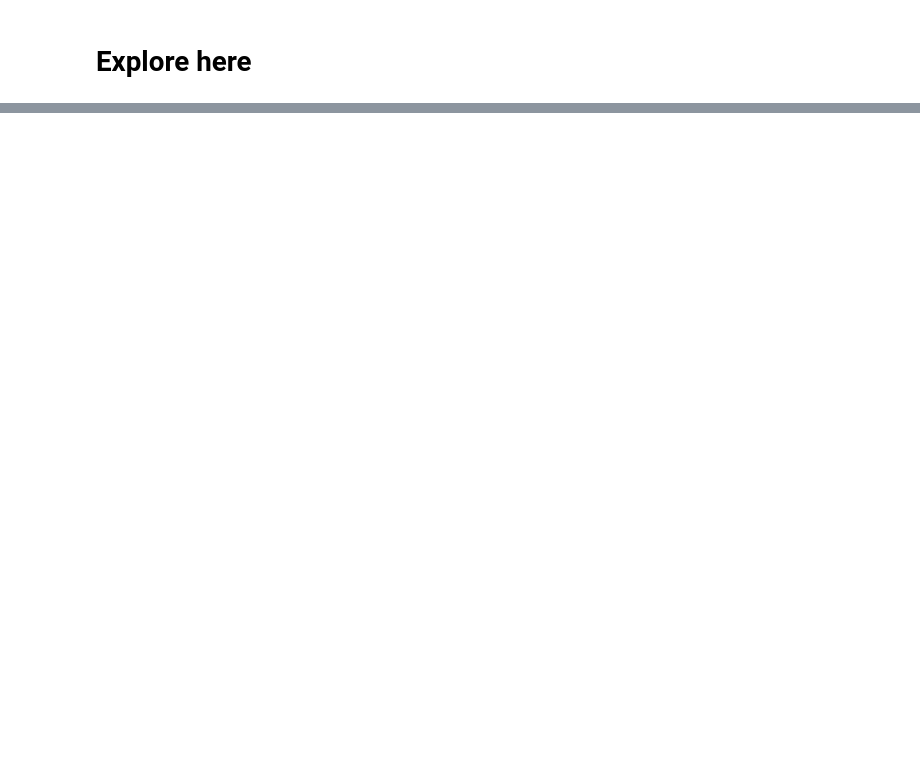
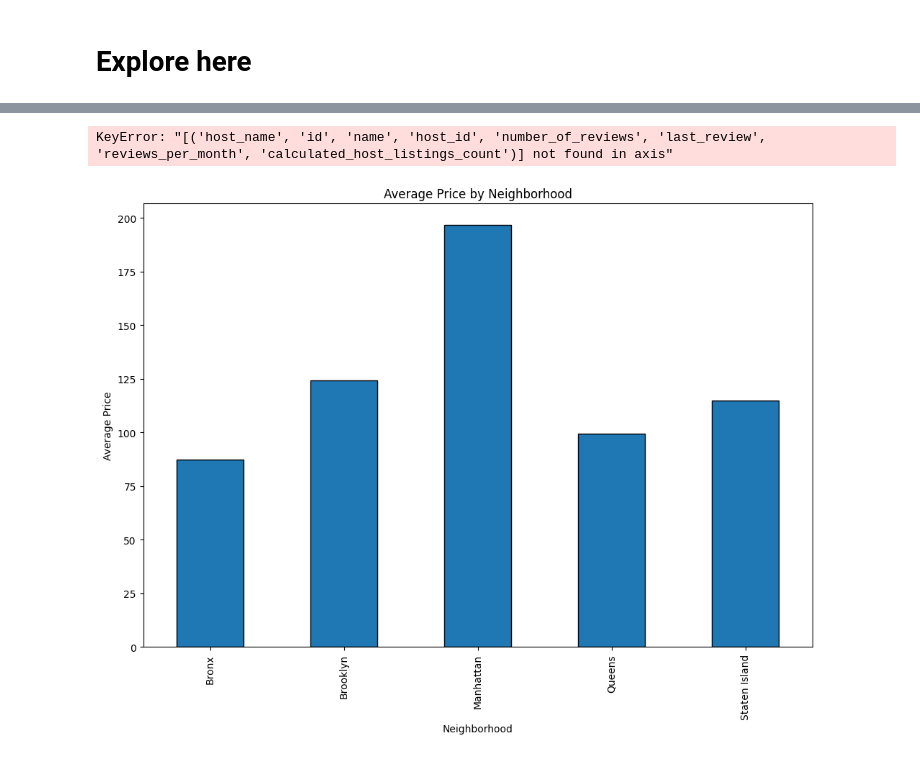
Before and after one commit to guzmanjose-cloud/machine-learning-python-template, a Jupyter notebook: src/explore.ipynb, the cells around one changed output, grey strips where cells are left out. Drawn from its saved outputs; the diff is of its cells as text; code cells hidden in the pictures; blank space fills up the shorter version.

```diff
--- a/src/explore.ipynb
+++ b/src/explore.ipynb
@@ -2,8 +2,9 @@
 # Explore here
 # %%
 import pandas as pd
+import matplotlib.pyplot as plt
 
-file_path = "raw/AB_NYC_2019.csv"
-
+file_path = "../data/raw/AB_NYC_2019.csv"
 data = pd.read_csv(file_path)
+data.head()
 # %% [output]
@@ -10,0 +17,29 @@ FileNotFoundError: [Errno 2] No such file or directory: 'raw/AB_NYC_2019.csv'
+# %%
+columns_to_drop = "host_name", "id", "name", "host_id", "number_of_reviews", "last_review", "reviews_per_month", "calculated_host_listings_count"
+data = data.drop(columns_to_drop, axis=1)
+
+
+
+x = data.drop(["price"], axis=1)
+y = data.loc[:, ["price"]]
+
+data
+# %% [output]
+KeyError: "[('host_name', 'id', 'name', 'host_id', 'number_of_reviews', 'last_review', 'reviews_per_month', 'calculated_host_listings_count')] not found in axis"
+# %%
+# Group by neighborhood and calculate the average price
+average_price_by_neighborhood = data.groupby('neighbourhood_group')['price'].mean()
+
+# Plot bar chart for the average price by neighborhood
+plt.figure(figsize=(12, 8))
+average_price_by_neighborhood.plot(kind='bar', edgecolor='black')
+
+# Add title and labels
+plt.title('Average Price by Neighborhood')
+plt.xlabel('Neighborhood')
+plt.ylabel('Average Price')
+
+# Show the plot
+plt.show()
+# %% [output]
+[figure, added]
```
Also changed, not shown: parts of 1 cell of this notebook, 1 other file.
